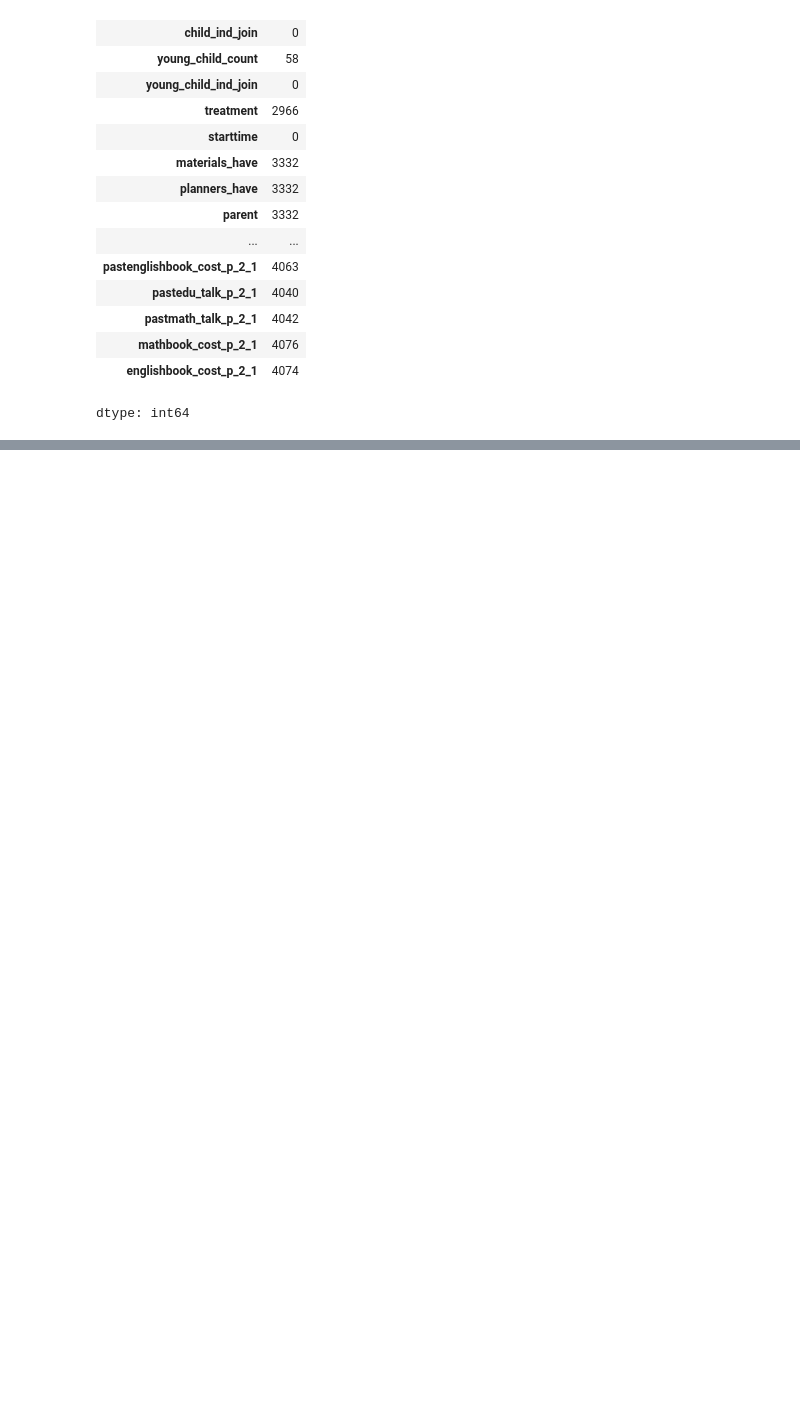
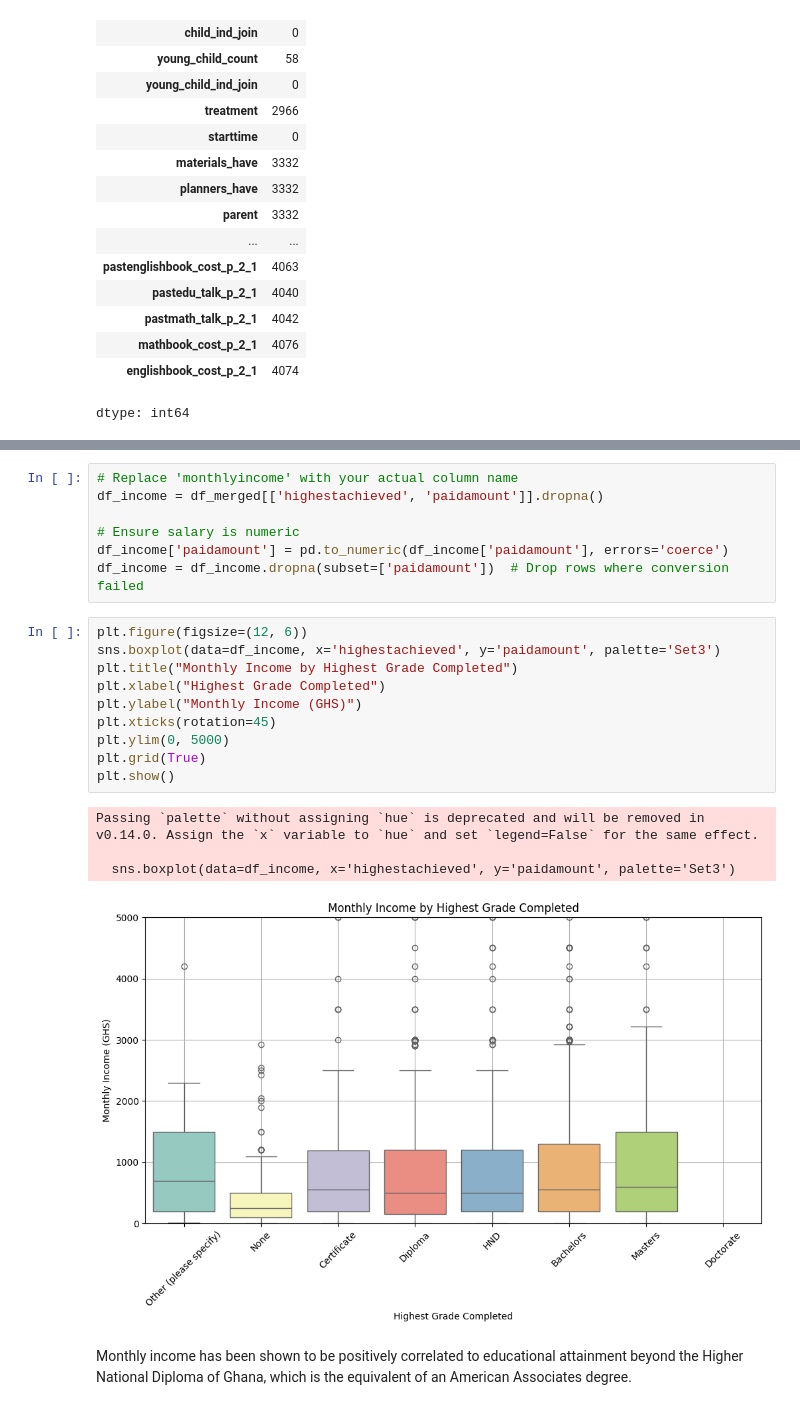
Before and after one commit to csmith3051/HU-DS-Bootcamp, a Jupyter notebook: Ghana_Census_Project.ipynb, the cells around one changed output, grey strips where cells are left out. Cells and saved outputs as stored; diff of their text form; blank space fills up the shorter version.

```diff
--- a/Ghana_Census_Project.ipynb
+++ b/Ghana_Census_Project.ipynb
@@ -577,0 +697,24 @@ dtype: int64
+# %%
+# Replace 'monthlyincome' with your actual column name
+df_income = df_merged[['highestachieved', 'paidamount']].dropna()
+
+# Ensure salary is numeric
+df_income['paidamount'] = pd.to_numeric(df_income['paidamount'], errors='coerce')
+df_income = df_income.dropna(subset=['paidamount'])  # Drop rows where conversion failed
+# %%
+plt.figure(figsize=(12, 6))
+sns.boxplot(data=df_income, x='highestachieved', y='paidamount', palette='Set3')
+plt.title("Monthly Income by Highest Grade Completed")
+plt.xlabel("Highest Grade Completed")
+plt.ylabel("Monthly Income (GHS)")
+plt.xticks(rotation=45)
+plt.ylim(0, 5000)
+plt.grid(True)
+plt.show()
+# %% [output]
+Passing `palette` without assigning `hue` is deprecated and will be removed in v0.14.0. Assign the `x` variable to `hue` and set `legend=False` for the same effect.
+
+  sns.boxplot(data=df_income, x='highestachieved', y='paidamount', palette='Set3')
+[figure, added]
+# %% [markdown]
+Monthly income has been shown to be positively correlated to educational attainment beyond the Higher National Diploma of Ghana, which is the equivalent of an American Associates degree.
```
Also changed, not shown: parts of 16 cells of this notebook.
